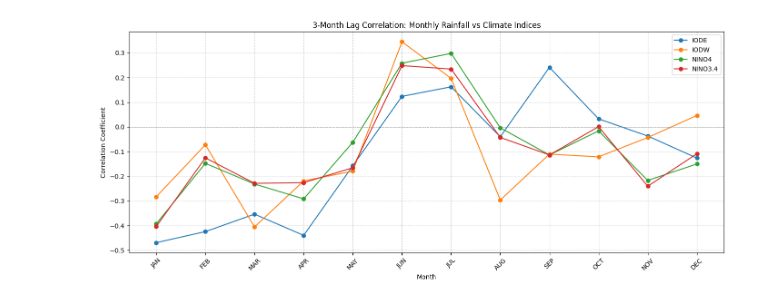
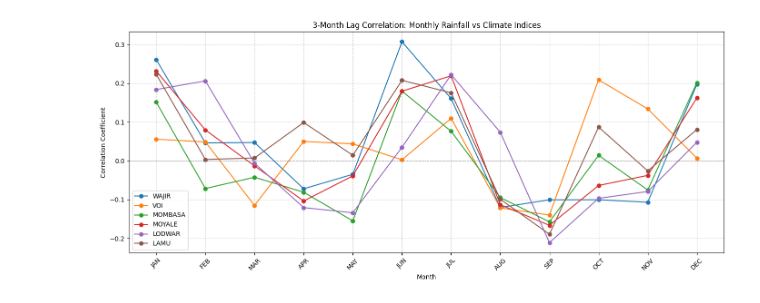
Before and after one commit to mercyvee/DROUGHT-FORECASTING-IN-KENYA-USING-MACHINE-LEARNING, a Jupyter notebook: Correlation.ipynb, the cells around one changed output. Saved outputs shown, nothing was run; the diff lists cells and outputs as text; code cells hidden in the pictures.

```diff
--- a/Correlation.ipynb
+++ b/Correlation.ipynb
@@ -7,8 +7,8 @@ from sklearn.preprocessing import StandardScaler
 from statsmodels.tsa.arima.model import ARIMA
 from statsmodels.graphics.tsaplots import plot_acf, plot_pacf
 # %%
-file_path = "C:/Users/Admin/Desktop/PROJECT WORK/DROUGHT-FORECASTING-IN-KENYA-USING-MACHINE-LEARNING/Datafiles/WORKBOOKS/FINAL/ANOMALIES.xlsx"
-sheet_name = "WAJIR"
+file_path = "C:/Users/Admin/Desktop/PROJECT WORK/DROUGHT-FORECASTING-IN-KENYA-USING-MACHINE-LEARNING/Datafiles/WORKBOOKS/FINAL/CorrFile.xlsx"
+sheet_name = "IODE"
 
 df = pd.read_excel(file_path, sheet_name=sheet_name)
 
@@ -63,15 +78,15 @@ DEC_LAG1 vs NINO3.4: 0.396
 # %%
-cor_df = pd.DataFrame(index=months, columns=indices)
+cor_df = pd.DataFrame(index=months, columns=stations)
 
-for index in indices:
+for station in stations:
     for month in months:
-        corr = df_lag[[month + '_LAG1', index]].corr().iloc[0, 1]
-        cor_df.loc[month, index] = corr
+        corr = df_lag[[month + '_LAG1', station]].corr().iloc[0, 1]
+        cor_df.loc[month, station] = corr
 
 cor_df = cor_df.astype(float)
 plt.figure(figsize=(14, 6))
-for index in indices:
-    plt.plot(months, cor_df[index], marker='o', label=index)
+for station in stations:
+    plt.plot(months, cor_df[station], marker='o', label=station)
 
 plt.title('1-Month Lag Correlation: Monthly Rainfall vs Climate Indices')
 plt.xlabel('Month')
@@ -96,11 +111,11 @@ for i, month in enumerate(months):
     else:
         df_lag3[month + '_LAG3'] = df[months[i - 3]]
 
-indices = ['IODE', 'IODW', 'NINO4', 'NINO3.4']
+stations = ['MOMBASA', 'VOI', 'WAJIR', 'GARISSA','LODWAR','LAMU','MOYALE']
 
-for index in indices:
-    print(f"\nCorrelations with {index} (3-month lag):")
+for station in stations:
+    print(f"\nCorrelations with {station} (3-month lag):")
     for month in months:
-        corr = df_lag3[[month + '_LAG3', index]].corr().iloc[0, 1]
-        print(f"{month}_LAG3 vs {index}: {corr:.3f}")
+        corr = df_lag3[[month + '_LAG3', station]].corr().iloc[0, 1]
+        print(f"{month}_LAG3 vs {station}: {corr:.3f}")
 # %% [output]
@@ -124,32 +139,31 @@ DEC_LAG3 vs NINO3.4: -0.109
 # %%
-months = ['JAN', 'FEB', 'MAR', 'APR', 'MAY', 'JUN',
-          'JUL', 'AUG', 'SEP', 'OCT', 'NOV', 'DEC']
-indices = ['IODE', 'IODW', 'NINO4', 'NINO3.4']
+cor_df = pd.DataFrame(index=months, columns=stations)
 
-cor_df = pd.DataFrame(index=months, columns=indices)
-
-for index in indices:
+for station in stations:
     for month in months:
-        cor = df_lag3[[month + '_LAG3', index]].corr().iloc[0, 1]
-        cor_df.loc[month, index] = cor
+        try:
+            cor = df_lag3[[month + '_LAG3', station]].corr().iloc[0, 1]
+            cor_df.loc[month, station] = cor
+        except KeyError:
+            cor_df.loc[month, station] = None  # Use NaN for missing columns
 
 cor_df = cor_df.astype(float)
 
 plt.figure(figsize=(14, 6))
-for i, index in enumerate(indices):
-    plt.plot(months, cor_df[index], marker='o', label=index)
+for station in stations:
+    plt.plot(months, cor_df[station], marker='o', label=station)
 
 plt.title('3-Month Lag Correlation: Monthly Rainfall vs Climate Indices')
 plt.xlabel('Month')
 plt.ylabel('Correlation Coefficient')
 plt.xticks(rotation=45)
 plt.axhline(0, color='grey', linestyle='--', linewidth=0.7)
 plt.legend()
 plt.grid(True, linestyle='--', alpha=0.5)
 plt.tight_layout()
 plt.show()
 # %% [output]
-[figure, old version]
+[figure, new version]
 # %%
 months = ['JAN', 'FEB', 'MAR', 'APR', 'MAY', 'JUN',
           'JUL', 'AUG', 'SEP', 'OCT', 'NOV', 'DEC']
```
Also changed, not shown: parts of 8 cells of this notebook.
